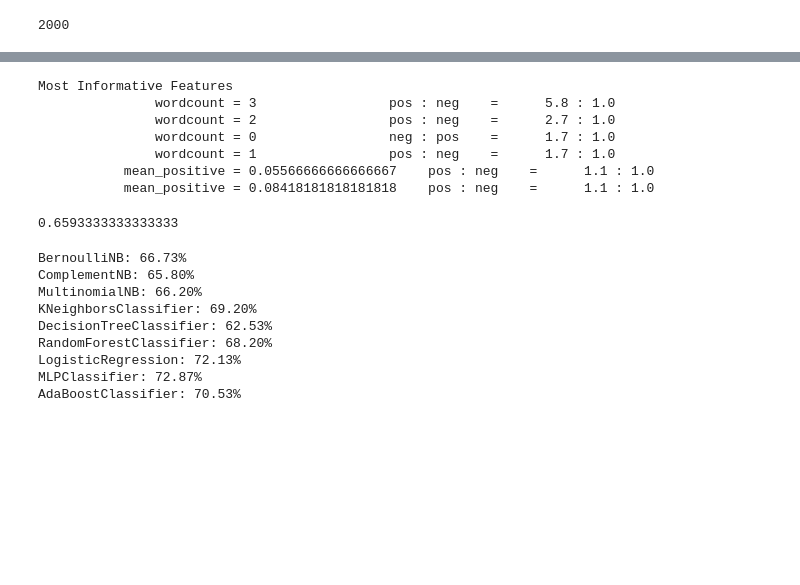
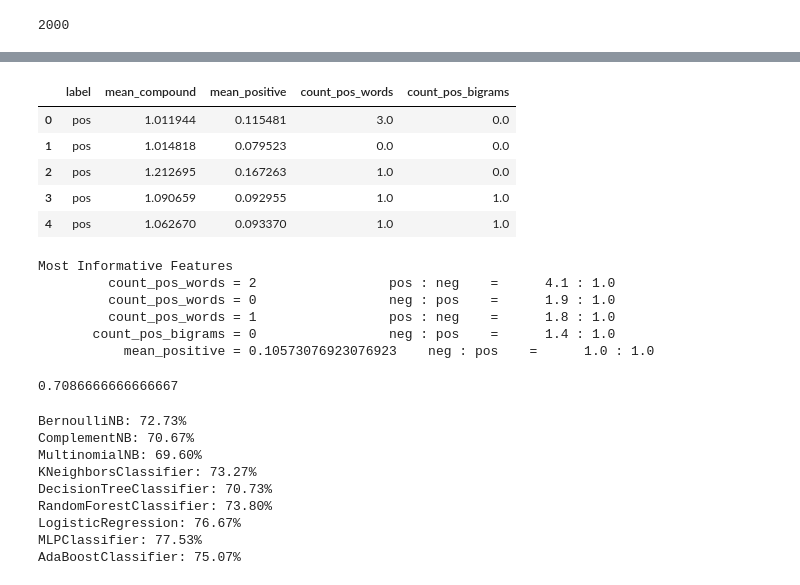
Before and after one commit to daddyjab/nlp_explore, a Jupyter notebook: nlp_with_nltk.ipynb, the cells around one changed output, grey strips where cells are left out. Drawn from its saved outputs; the diff is of its cells as text; code cells hidden in the pictures; blank space fills up the shorter version.

Commit message:
Completed added bigram related feature to sentiment analysis

```diff
--- a/nlp_with_nltk.ipynb
+++ b/nlp_with_nltk.ipynb
@@ -824,22 +826,34 @@ print( top_100_negative_bigrams[:10] )
 # Train a classifier that can be used to extract features from data
 def extract_features(text):
     features = {}
-    wordcount = 0
+    count_pos_words = 0
+    count_pos_bigrams = 0
     compound_scores = []
     positive_scores = []
 
     for s in nltk.sent_tokenize(text):
-        for w in nltk.word_tokenize(s):
-            if w.lower() in top_100_positive:
-                wordcount += 1
+
+        # Get scores from VADER SentimentIntensityAnalyzer
         compound_scores.append( sia.polarity_scores(s)["compound"])
         positive_scores.append( sia.polarity_scores(s)["pos"])
+
+        # Look for positive words in this sentence
+        words = nltk.word_tokenize(s)
+        for w in words:
+            if w.lower() in top_100_positive:
+                count_pos_words += 1
+
+        # Look for positive bigrams in this sentence
+        for t in bigrams( words ):
+            if t in top_100_positive_bigrams:
+                count_pos_bigrams +=1
 
     # Add 1 to the final compound score to always have positive numbers
     # since some classifiers don't work with negative numbers
     features["mean_compound"] = mean(compound_scores) + 1
     features["mean_positive"] = mean(positive_scores)
-    features["wordcount"] = wordcount
+    features["count_pos_words"] = count_pos_words
+    features["count_pos_bigrams"] = count_pos_bigrams
 
     return features
 # %%
@@ -858,3 +890,15 @@ len(features)
+# %%
+f_df = pd.DataFrame( features, columns=['features', 'label'] )
+f_df = pd.concat( [ f_df.drop(['features'], axis=1), f_df['features'].apply(pd.Series) ], axis=1 )
+len(f_df)
+f_df.head()
+# %% [output]
+|  | label | mean_compound | mean_positive | count_pos_words | count_pos_bigrams |
+| 0 | pos | 1.011944 | 0.115481 | 3.0 | 0.0 |
+| 1 | pos | 1.014818 | 0.079523 | 0.0 | 0.0 |
+| 2 | pos | 1.212695 | 0.167263 | 1.0 | 0.0 |
+| 3 | pos | 1.090659 | 0.092955 | 1.0 | 1.0 |
+| 4 | pos | 1.062670 | 0.093370 | 1.0 | 1.0 |
 # %%
 # Split into training and testing data
 train_count = len(features) // 4
@@ -868,10 +912,9 @@ classifier.show_most_informative_features(10)
 nltk.classify.accuracy( classifier, features[train_count:])
 # %% [output]
 Most Informative Features
-               wordcount = 3                 pos : neg    =      5.8 : 1.0
-               wordcount = 2                 pos : neg    =      2.7 : 1.0
-               wordcount = 0                 neg : pos    =      1.7 : 1.0
-               wordcount = 1                 pos : neg    =      1.7 : 1.0
-           mean_positive = 0.05566666666666667    pos : neg    =      1.1 : 1.0
-           mean_positive = 0.08418181818181818    pos : neg    =      1.1 : 1.0
+         count_pos_words = 2                 pos : neg    =      4.1 : 1.0
+         count_pos_words = 0                 neg : pos    =      1.9 : 1.0
+         count_pos_words = 1                 pos : neg    =      1.8 : 1.0
+       count_pos_bigrams = 0                 neg : pos    =      1.4 : 1.0
+           mean_positive = 0.10573076923076923    neg : pos    =      1.0 : 1.0
-0.6593333333333333
+0.7086666666666667
@@ -904,12 +959,12 @@ for name, sklearn_classifier in classifiers.items():
     accuracy = nltk.classify.accuracy( classifier, features[train_count:])
     print(f"{name}: {accuracy:.2%}")
 # %% [output]
-BernoulliNB: 66.73%
-ComplementNB: 65.80%
-MultinomialNB: 66.20%
-KNeighborsClassifier: 69.20%
-DecisionTreeClassifier: 62.53%
-RandomForestClassifier: 68.20%
-LogisticRegression: 72.13%
-MLPClassifier: 72.87%
-AdaBoostClassifier: 70.53%
+BernoulliNB: 72.73%
+ComplementNB: 70.67%
+MultinomialNB: 69.60%
+KNeighborsClassifier: 73.27%
+DecisionTreeClassifier: 70.73%
+RandomForestClassifier: 73.80%
+LogisticRegression: 76.67%
+MLPClassifier: 77.53%
+AdaBoostClassifier: 75.07%
```
Also changed, not shown: parts of 3 cells of this notebook.
